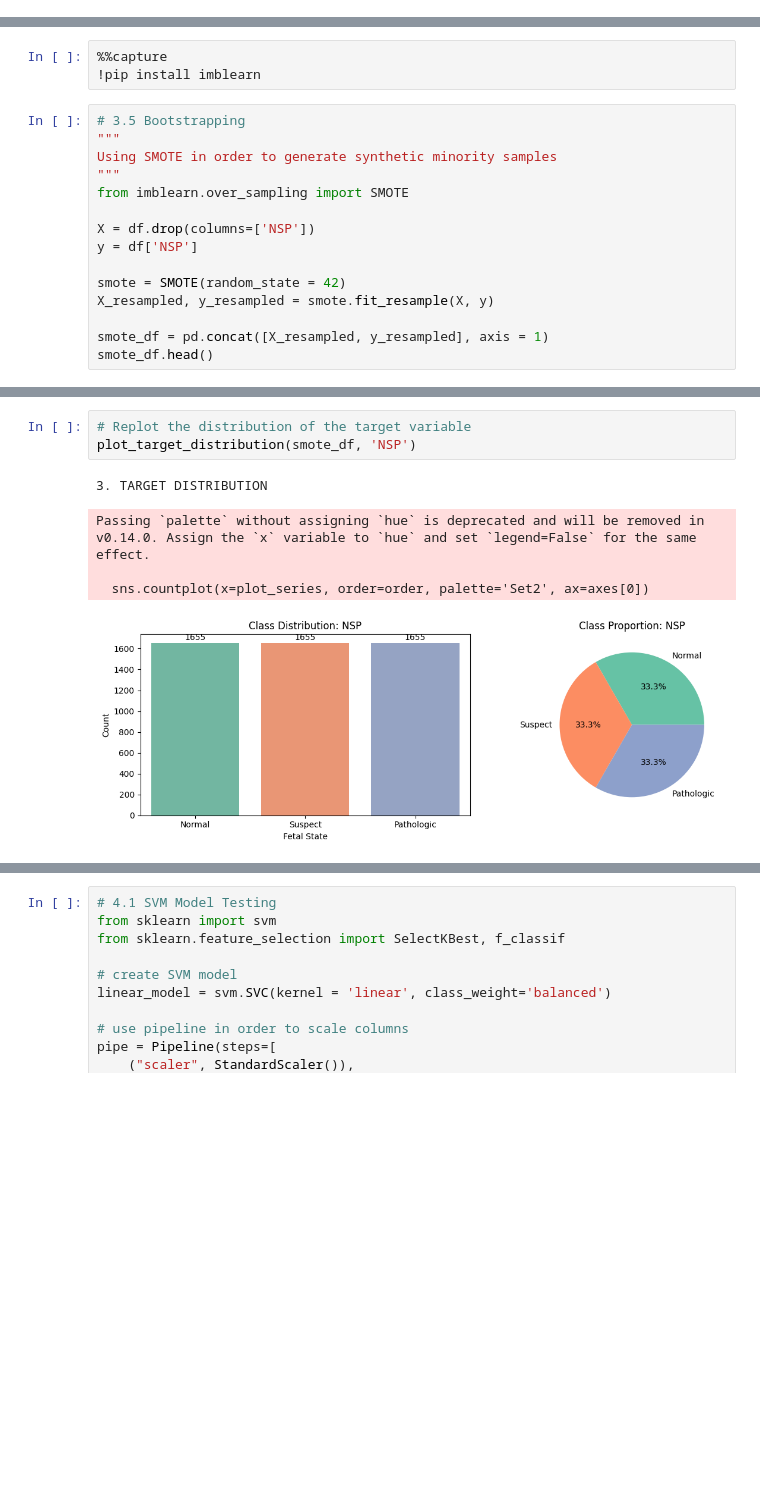
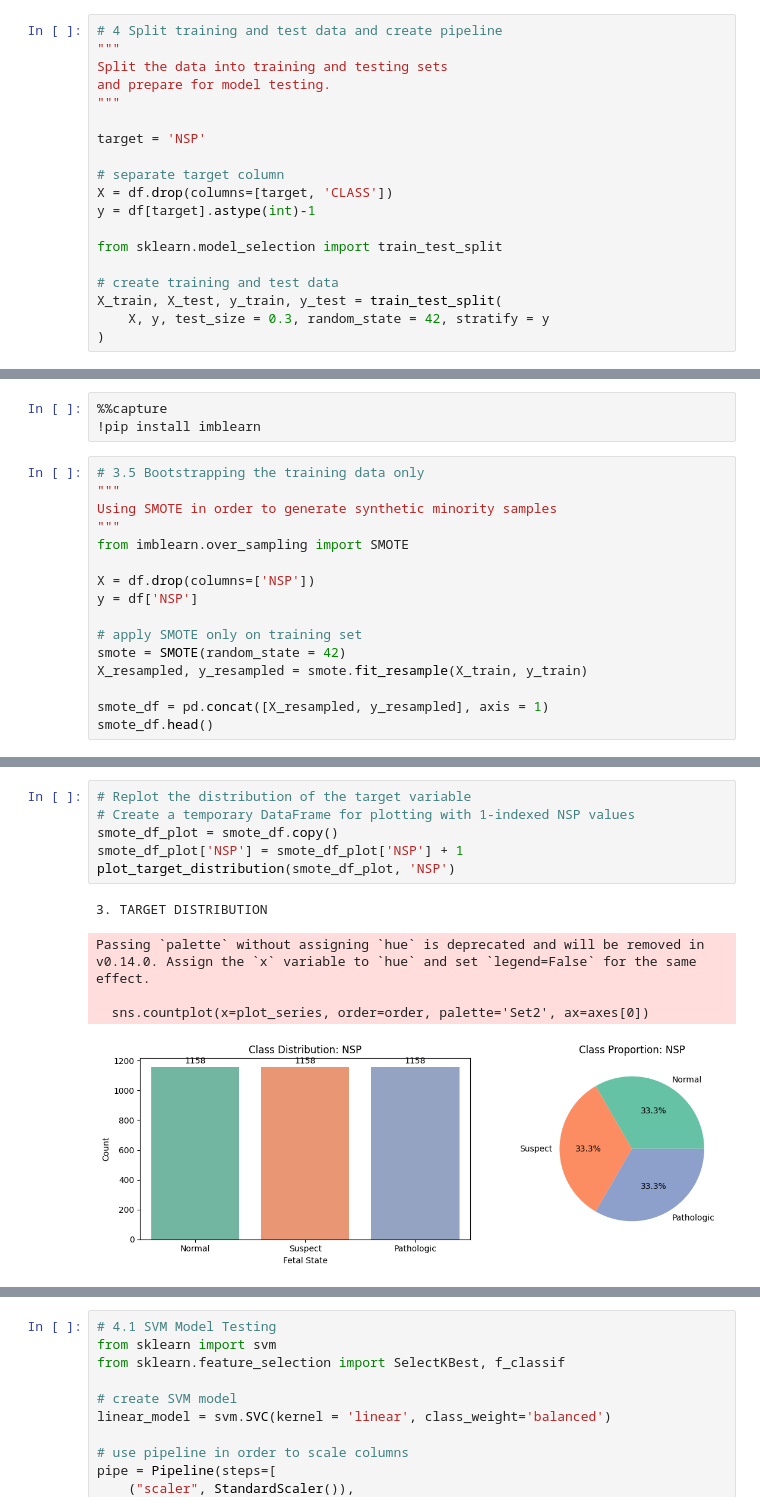
Before and after one commit to vgsilva-eng/applied-ai-ml, a Jupyter notebook: notebooks/Model_Analysis.ipynb, the cells around one changed output, grey strips where cells are left out. Drawn from its saved outputs; the diff is of its cells as text; blank space fills up the shorter version.

```diff
--- a/notebooks/Model_Analysis.ipynb
+++ b/notebooks/Model_Analysis.ipynb
@@ -556,0 +609,19 @@ Name: is_pathologic, dtype: float64
+# %%
+# 4 Split training and test data and create pipeline
+"""
+Split the data into training and testing sets
+and prepare for model testing.
+"""
+
+target = 'NSP'
+
+# separate target column
+X = df.drop(columns=[target, 'CLASS'])
+y = df[target].astype(int)-1
+
+from sklearn.model_selection import train_test_split
+
+# create training and test data
+X_train, X_test, y_train, y_test = train_test_split(
+    X, y, test_size = 0.3, random_state = 42, stratify = y
+)
@@ -558,7 +631,7 @@ Name: is_pathologic, dtype: float64
 %%capture
 !pip install imblearn
 # %%
-# 3.5 Bootstrapping
+# 3.5 Bootstrapping the training data only
 """
 Using SMOTE in order to generate synthetic minority samples
 """
@@ -567,8 +640,9 @@ from imblearn.over_sampling import SMOTE
 X = df.drop(columns=['NSP'])
 y = df['NSP']
 
+# apply SMOTE only on training set
 smote = SMOTE(random_state = 42)
-X_resampled, y_resampled = smote.fit_resample(X, y)
+X_resampled, y_resampled = smote.fit_resample(X_train, y_train)
 
 smote_df = pd.concat([X_resampled, y_resampled], axis = 1)
 smote_df.head()
@@ -582,11 +658,14 @@ smote_df.head()
 # %%
 # Replot the distribution of the target variable
-plot_target_distribution(smote_df, 'NSP')
+# Create a temporary DataFrame for plotting with 1-indexed NSP values
+smote_df_plot = smote_df.copy()
+smote_df_plot['NSP'] = smote_df_plot['NSP'] + 1
+plot_target_distribution(smote_df_plot, 'NSP')
 # %% [output]
 3. TARGET DISTRIBUTION
 Passing `palette` without assigning `hue` is deprecated and will be removed in v0.14.0. Assign the `x` variable to `hue` and set `legend=False` for the same effect.
 
   sns.countplot(x=plot_series, order=order, palette='Set2', ax=axes[0])
-[figure, old version]
+[figure, new version]
 Findings — Target Distribution
 
```
Also changed, not shown: parts of 39 cells of this notebook.
